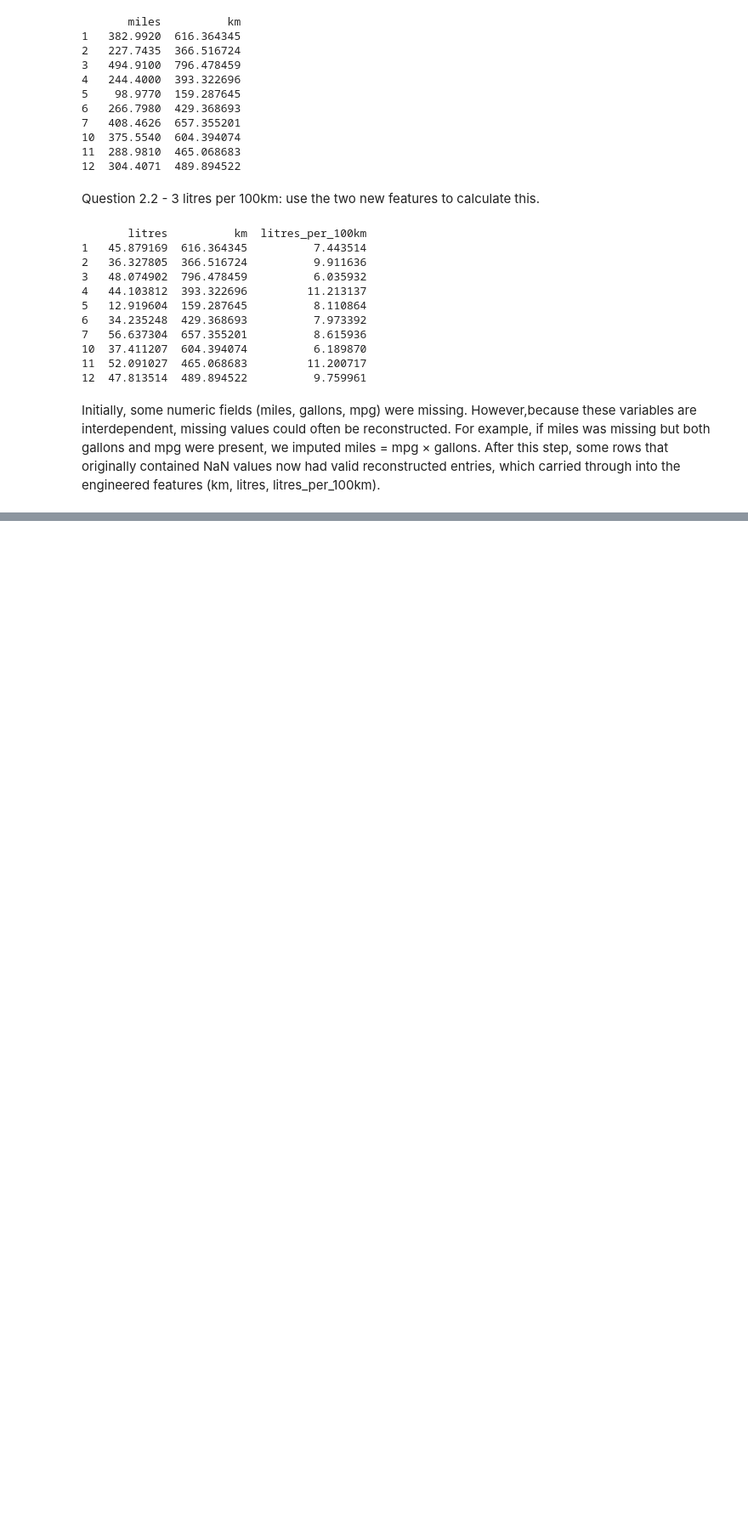
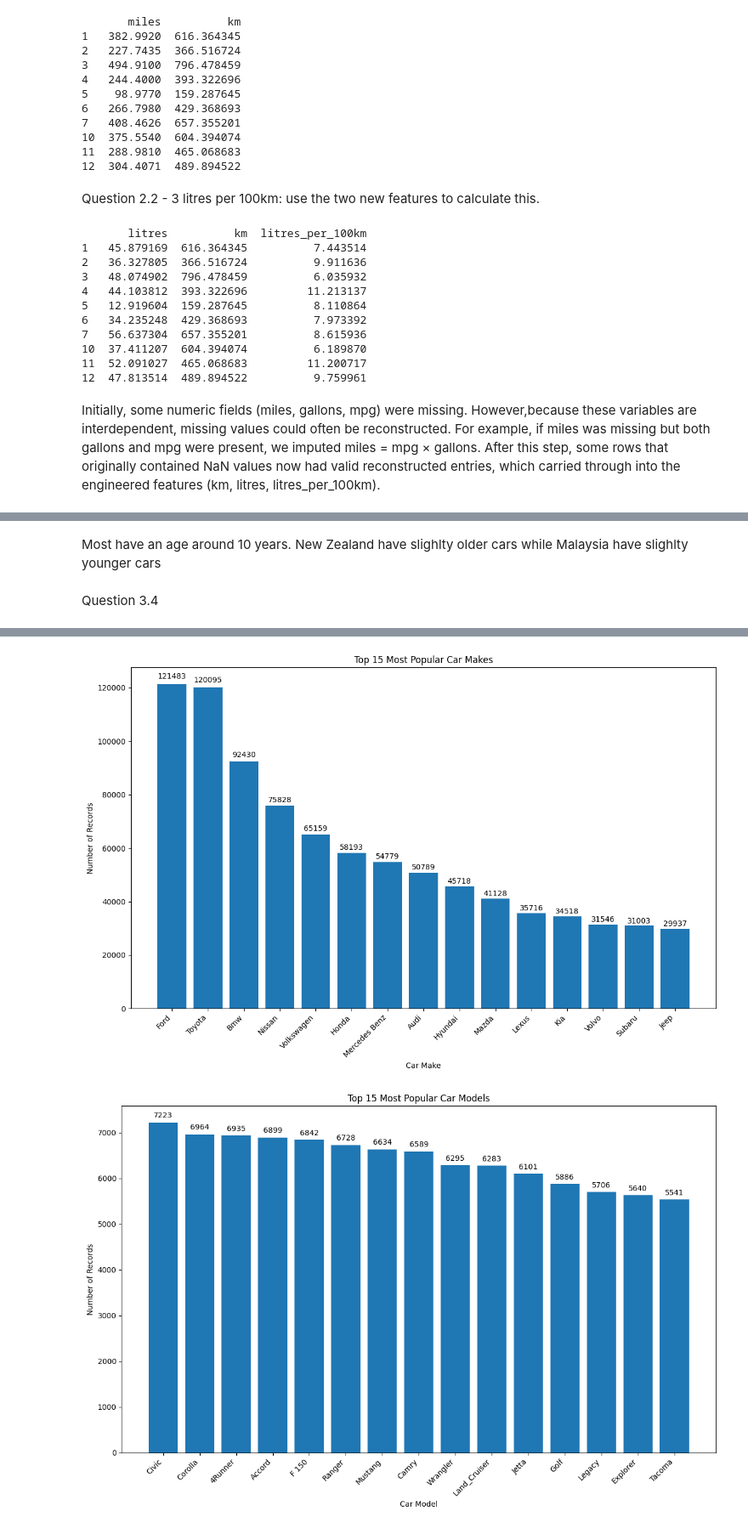
Before and after one commit to Ruaan1/DVE-Assignment, a Jupyter notebook: Notebook/Assignment1.ipynb, the cells around one changed output, grey strips where cells are left out. Shown: that part at 85% size. Saved outputs shown, nothing was run; the diff lists cells and outputs as text; code cells hidden in the pictures; blank space fills up the shorter version.

```diff
--- a/Notebook/Assignment1.ipynb
+++ b/Notebook/Assignment1.ipynb
@@ -347,0 +498,71 @@ Initially, some numeric fields (miles, gallons, mpg) were missing. However,becau
+# %% [markdown]
+Most have an age around 10 years. New Zealand have slighlty older cars while Malaysia have slighlty younger cars
+# %% [markdown]
+Question 3.4
+# %%
+make_counts = df['make'].value_counts().head(15)
+print("Top 15 most popular car makes:")
+print(make_counts)
+
+# Most popular models
+model_counts = df['model'].value_counts().head(15)
+print("\nTop 15 most popular car models:")
+print(model_counts)
+
+# Plot most popular makes
+plt.figure(figsize=(12, 8))
+bars = plt.bar(range(len(make_counts)), make_counts.values)
+plt.xlabel('Car Make')
+plt.ylabel('Number of Records')
+plt.title('Top 15 Most Popular Car Makes')
+plt.xticks(range(len(make_counts)), make_counts.index, rotation=45, ha='right')
+
+# Add value labels
+for i, bar in enumerate(bars):
+    height = bar.get_height()
+    plt.text(bar.get_x() + bar.get_width()/2., height + height*0.01,
+             f'{int(height)}', ha='center', va='bottom')
+
+plt.tight_layout()
+plt.show()
+
+# Plot most popular models
+plt.figure(figsize=(12, 8))
+bars = plt.bar(range(len(model_counts)), model_counts.values)
+plt.xlabel('Car Model')
+plt.ylabel('Number of Records')
+plt.title('Top 15 Most Popular Car Models')
+plt.xticks(range(len(model_counts)), model_counts.index, rotation=45, ha='right')
+
+# Add value labels
+for i, bar in enumerate(bars):
+    height = bar.get_height()
+    plt.text(bar.get_x() + bar.get_width()/2., height + height*0.01,
+             f'{int(height)}', ha='center', va='bottom')
+
+plt.tight_layout()
+plt.show()
+
+# Make-Model combinations
+df['make_model'] = df['make'] + ' ' + df['model']
+make_model_counts = df['make_model'].value_counts().head(15)
+print("\nTop 15 most popular make-model combinations:")
+print(make_model_counts)
+
+# Plot make-model combinations
+plt.figure(figsize=(14, 8))
+bars = plt.bar(range(len(make_model_counts)), make_model_counts.values)
+plt.xlabel('Car Make-Model')
+plt.ylabel('Number of Records')
+plt.title('Top 15 Most Popular Car Make-Model Combinations')
+plt.xticks(range(len(make_model_counts)), make_model_counts.index, rotation=45, ha='right')
+
+# Add value labels
+for i, bar in enumerate(bars):
+    height = bar.get_height()
+    plt.text(bar.get_x() + bar.get_width()/2., height + height*0.01,
+             f'{int(height)}', ha='center', va='bottom')
+
+plt.tight_layout()
+plt.show()
+# %% [output]
@@ -347,0 +586,2 @@ Initially, some numeric fields (miles, gallons, mpg) were missing. However,becau
+[figure, added]
+[figure, added]
```
Also changed, not shown: parts of 12 cells of this notebook.
